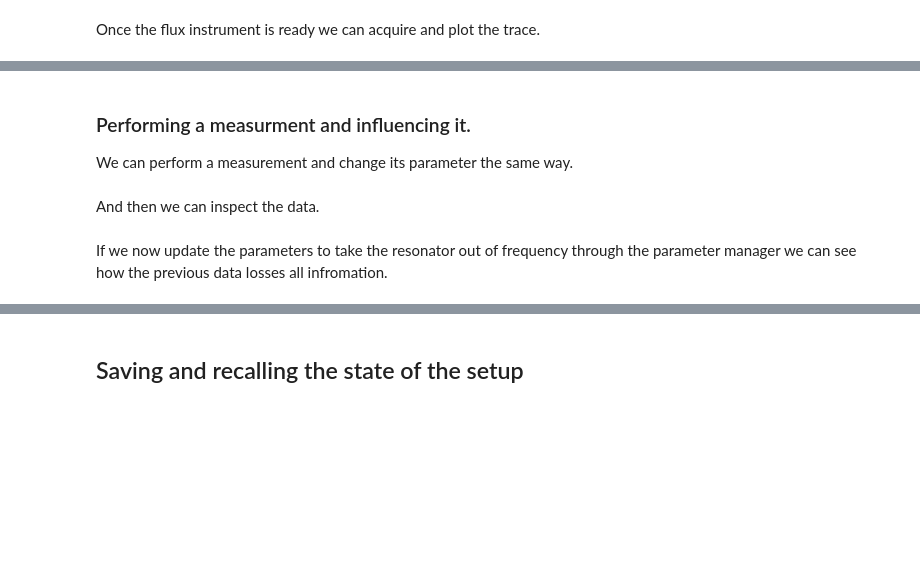
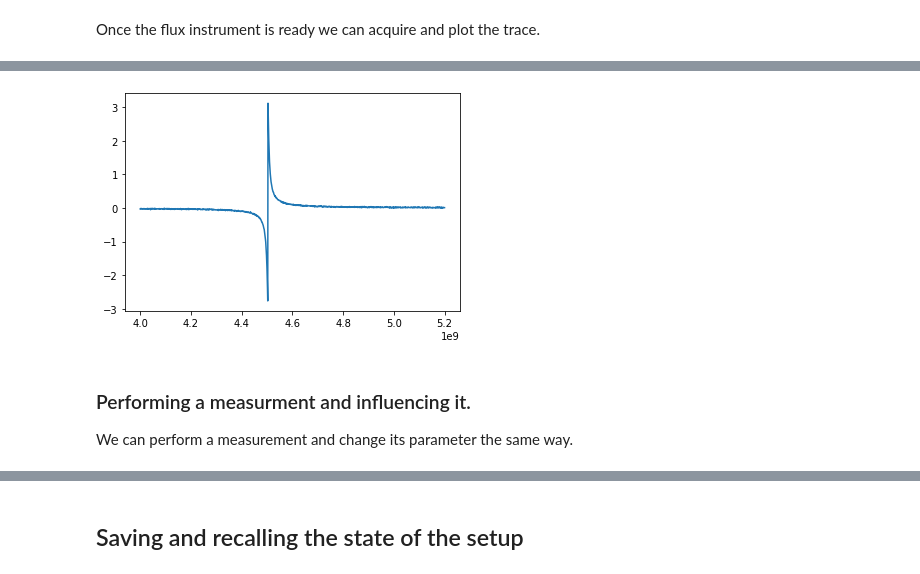
Before and after one commit to toolsforexperiments/recipes, a Jupyter notebook: toolsforexperiments_overview/tfe_overview.ipynb, the cells around one changed output, grey strips where cells are left out. Drawn from its saved outputs; the diff is of its cells as text; code cells hidden in the pictures; blank space fills up the shorter version.

```diff
--- a/toolsforexperiments_overview/tfe_overview.ipynb
+++ b/toolsforexperiments_overview/tfe_overview.ipynb
@@ -164,13 +165,8 @@ We can now change the flux from the parameter manager and, as long as we update
 # %%
 params.flux_control.flux(-0.35) #this step can also be performed by manually changing the value through the GUI
-params.update()
-flux.flux(params.flux_control.flux()) #updating the FluxControl instrument
-
-f_vals = vna.frequency()
-s11_vals = vna.data()
-
-fig, ax = plt.subplots(1, 1)
-ax.plot(f_vals, np.angle(s11_vals))
+acquire_flux_trace()
+# %% [output]
+[figure, added]
 # %% [markdown]
 ### Performing a measurment and influencing it.
 
@@ -204,3 +174 @@ with dds.DDH5Writer(DATADIR, data, name='FluxSweep') as writer:
-# %% [markdown]
-And then we can inspect the data.
 # %%
@@ -222,2 +209,0 @@ ax.set_ylabel('Frequency (Hz)')
-# %% [markdown]
-If we now update the parameters to take the resonator out of frequency through the parameter manager we can see how the previous data losses all infromation.
```
Also changed, not shown: parts of 20 cells of this notebook.
